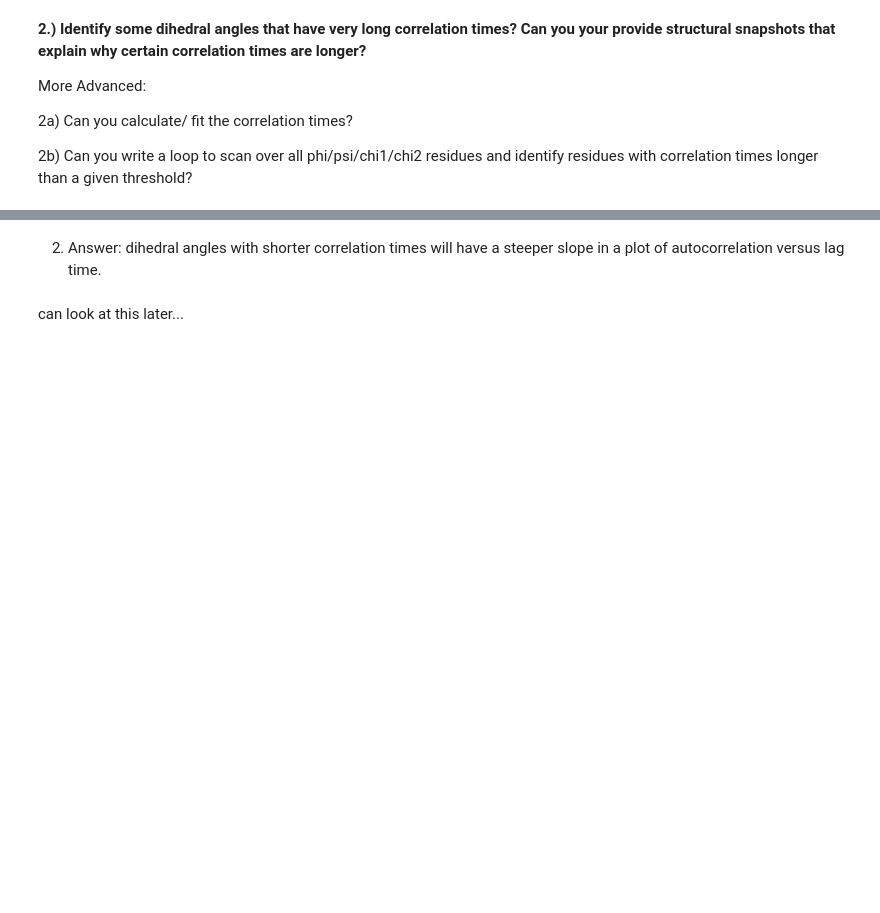
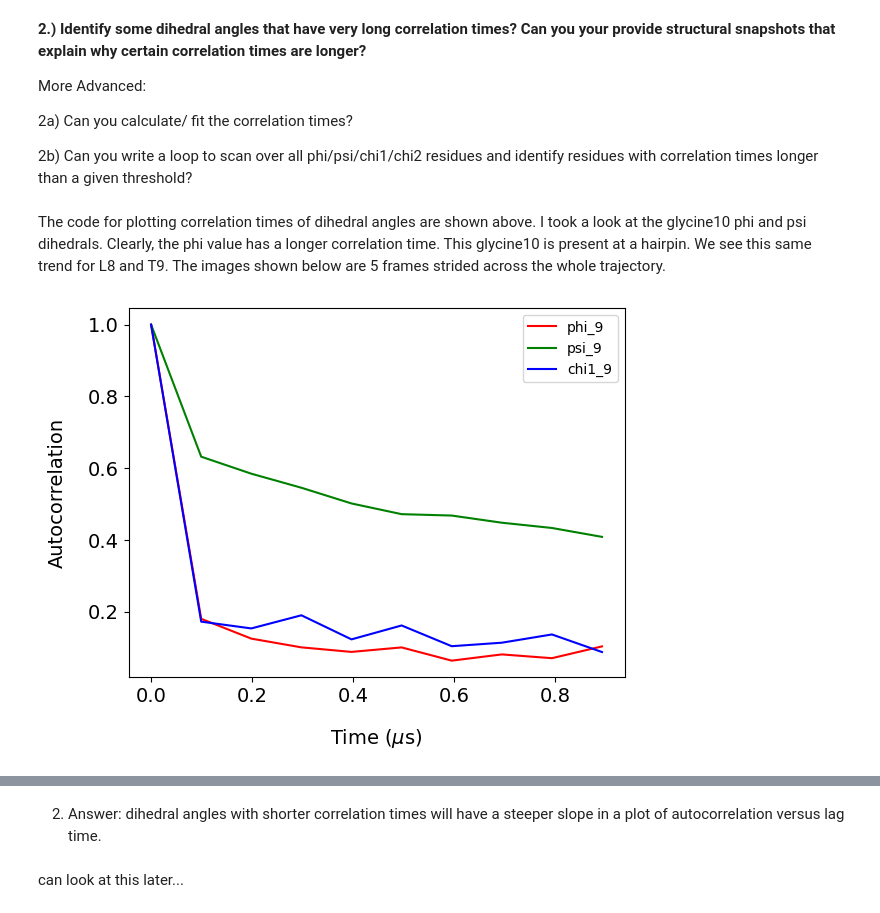
Before and after one commit to michellegarcia2000/CHEM101.6, a Jupyter notebook: Project_3/CHEM101.6_Project3_UBQ_Students.ipynb, the cells around one changed output, grey strips where cells are left out. Drawn from its saved outputs; the diff is of its cells as text; code cells hidden in the pictures; blank space fills up the shorter version.

```diff
--- a/Project_3/CHEM101.6_Project3_UBQ_Students.ipynb
+++ b/Project_3/CHEM101.6_Project3_UBQ_Students.ipynb
@@ -546,3 +611,25 @@ yes, the visualization shows a kink in residues 10 to 16, which pushes out a hel
   2a) Can you calculate/ fit the correlation times?
 
   2b) Can you write a loop to scan over all phi/psi/chi1/chi2 residues and identify residues with correlation times longer than a given threshold?
+# %% [markdown]
+The code for plotting correlation times of dihedral angles are shown above. I took a look at the glycine10 phi and psi dihedrals. Clearly, the phi value has a longer correlation time. This glycine10 is present at a hairpin. We see this same trend for L8 and T9. The images shown below are 5 frames strided across the whole trajectory.
+# %%
+# Theronine 9
+phi9_acf=autocorr1(dihedral_dict['phi'][9],lags)
+psi9_acf=autocorr1(dihedral_dict['psi'][9],lags)
+chi19_acf=autocorr1(dihedral_dict['chi1'][9],lags)
+
+plt.plot(time[lags],phi9_acf,color='r',label='phi_9')
+plt.plot(time[lags],psi9_acf,color='g',label='psi_9')
+plt.plot(time[lags],chi19_acf,color='b',label='chi1_9')
+
+plt.legend()
+plt.xlabel("Time ($\mu$s)", size=14, labelpad=15)
+plt.ylabel("Autocorrelation", size=14, labelpad=15)
+plt.xticks(fontsize=14)
+plt.yticks(fontsize=14)
+plt.xticks(size='14')
+plt.yticks(size='14')
+plt.show()
+# %% [output]
+[figure, added]
```
Also changed, not shown: parts of 11 cells of this notebook.
